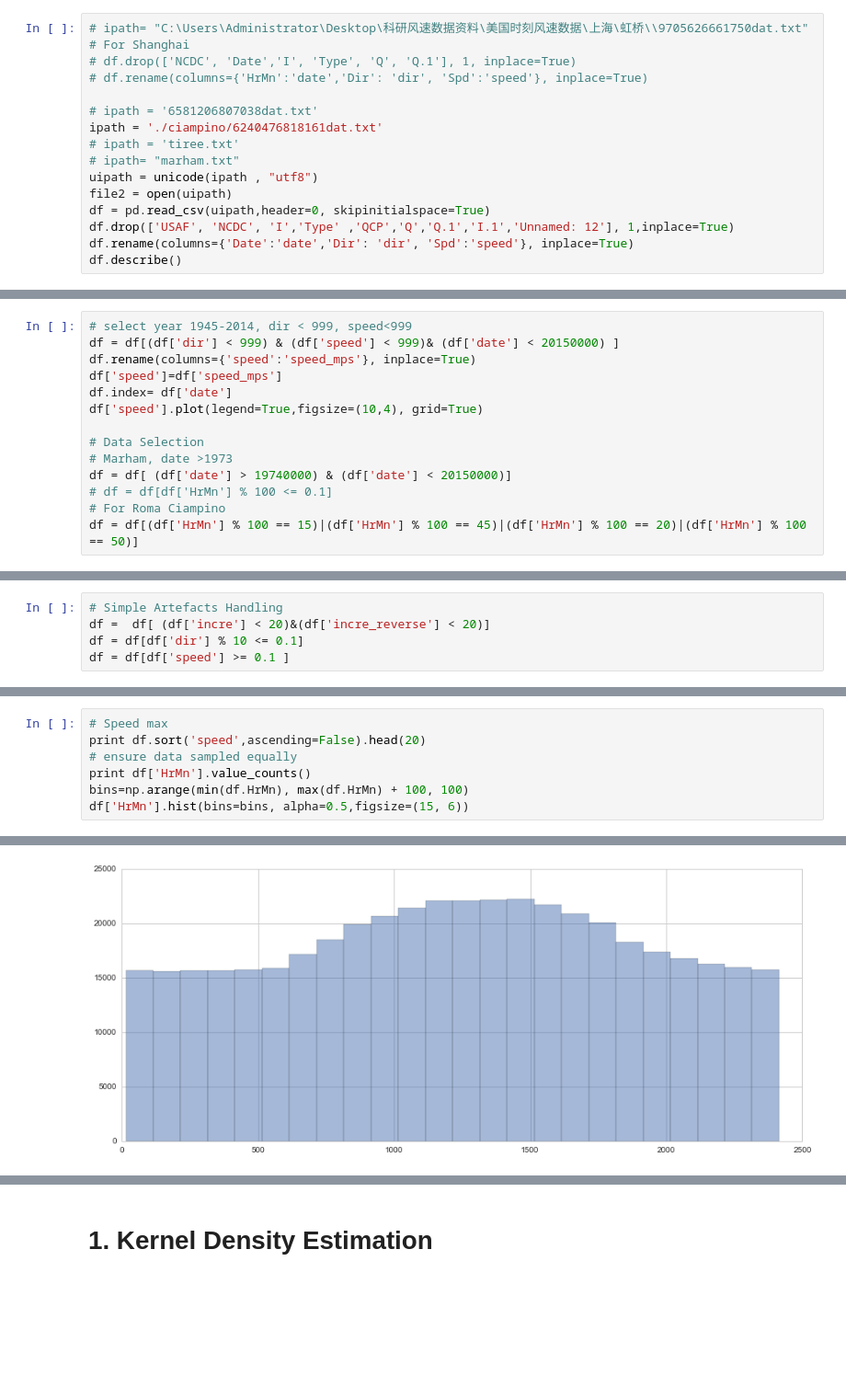
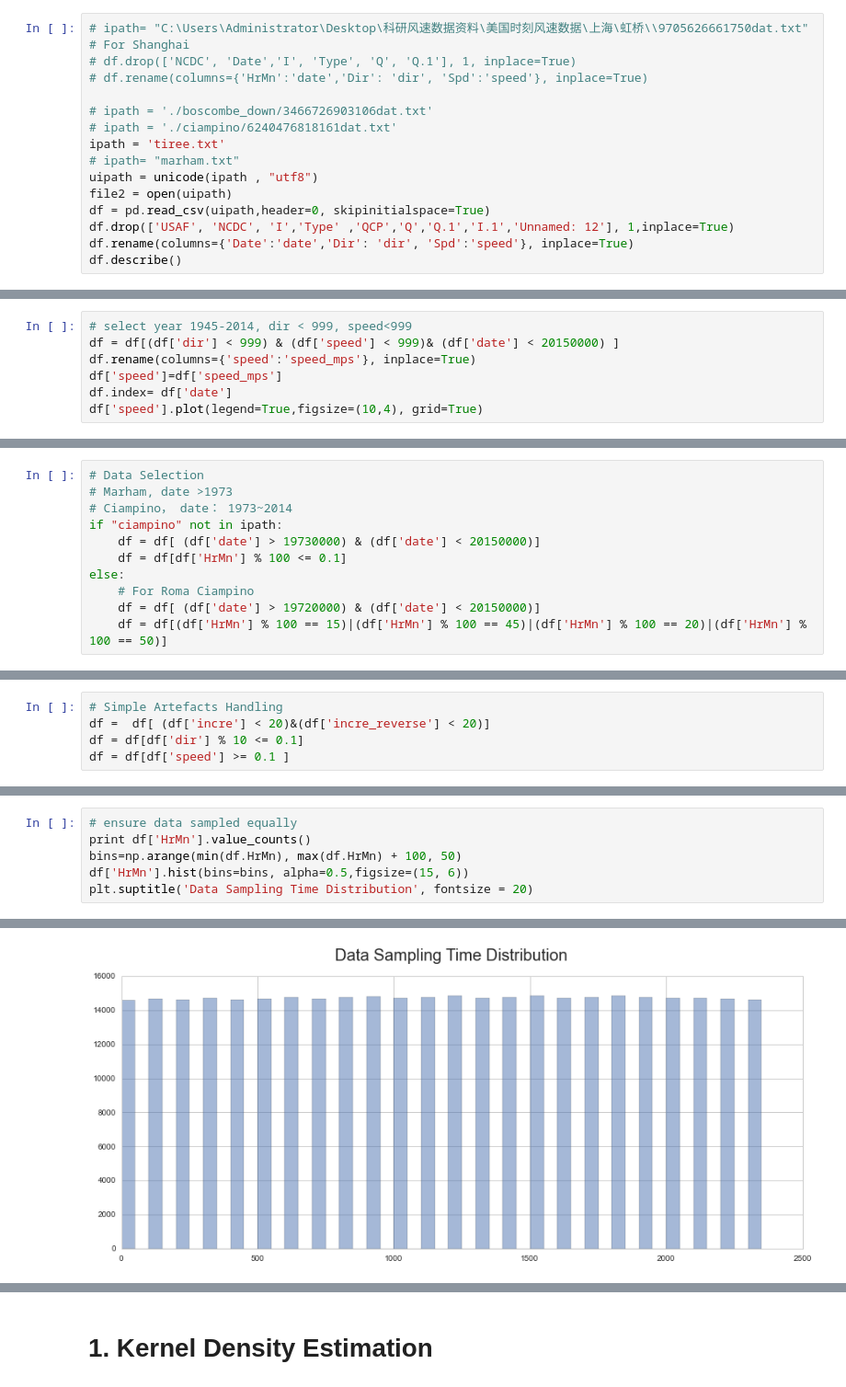
Before and after one commit to cqcn1991/Wind-Speed-Analysis, a Jupyter notebook: US wind data.ipynb, the cells around one changed output, grey strips where cells are left out. Shown at 92% size. Saved outputs shown, nothing was run; the diff lists cells and outputs as text; blank space fills up the shorter version.

```diff
--- a/US wind data.ipynb
+++ b/US wind data.ipynb
@@ -15,9 +20,9 @@ sns.set_style('whitegrid')
 # df.drop(['NCDC', 'Date','I', 'Type', 'Q', 'Q.1'], 1, inplace=True)
 # df.rename(columns={'HrMn':'date','Dir': 'dir', 'Spd':'speed'}, inplace=True)
 
-# ipath = '6581206807038dat.txt'
-ipath = './ciampino/6240476818161dat.txt'
-# ipath = 'tiree.txt'
+# ipath = './boscombe_down/3466726903106dat.txt'
+# ipath = './ciampino/6240476818161dat.txt'
+ipath = 'tiree.txt'
 # ipath= "marham.txt"
 uipath = unicode(ipath , "utf8")
 file2 = open(uipath)
@@ -42,11 +47,4 @@ df.rename(columns={'speed':'speed_mps'}, inplace=True)
 df['speed']=df['speed_mps']
 df.index= df['date']
 df['speed'].plot(legend=True,figsize=(10,4), grid=True)
-
-# Data Selection
-# Marham, date >1973
-df = df[ (df['date'] > 19740000) & (df['date'] < 20150000)]
-# df = df[df['HrMn'] % 100 <= 0.1]
-# For Roma Ciampino
-df = df[(df['HrMn'] % 100 == 15)|(df['HrMn'] % 100 == 45)|(df['HrMn'] % 100 == 20)|(df['HrMn'] % 100 == 50)]
 # %% [output]
@@ -54 +53,12 @@ df = df[(df['HrMn'] % 100 == 15)|(df['HrMn'] % 100 == 45)|(df['HrMn'] % 100 == 2
+# %%
+# Data Selection
+# Marham, date >1973
+# Ciampino， date： 1973~2014
+if "ciampino" not in ipath:
+    df = df[ (df['date'] > 19730000) & (df['date'] < 20150000)]
+    df = df[df['HrMn'] % 100 <= 0.1]
+else:
+    # For Roma Ciampino
+    df = df[ (df['date'] > 19720000) & (df['date'] < 20150000)]
+    df = df[(df['HrMn'] % 100 == 15)|(df['HrMn'] % 100 == 45)|(df['HrMn'] % 100 == 20)|(df['HrMn'] % 100 == 50)]
 # %%
@@ -105,8 +137,7 @@ df = df[df['speed'] >= 0.1 ]
 # %%
-# Speed max
-print df.sort('speed',ascending=False).head(20)
 # ensure data sampled equally
 print df['HrMn'].value_counts()
-bins=np.arange(min(df.HrMn), max(df.HrMn) + 100, 100)
+bins=np.arange(min(df.HrMn), max(df.HrMn) + 100, 50)
 df['HrMn'].hist(bins=bins, alpha=0.5,figsize=(15, 6))
+plt.suptitle('Data Sampling Time Distribution', fontsize = 20)
 # %% [output]
@@ -131,4 +162,4 @@ dtype: int64
-[figure, old version]
+[figure, new version]
 # %%
 bins=np.arange(min(df.speed), max(df.speed) + 1, 1)
 df['speed'].hist(bins=bins, alpha=0.5,figsize=(15, 6))
```
Also changed, not shown: parts of 117 cells of this notebook.
